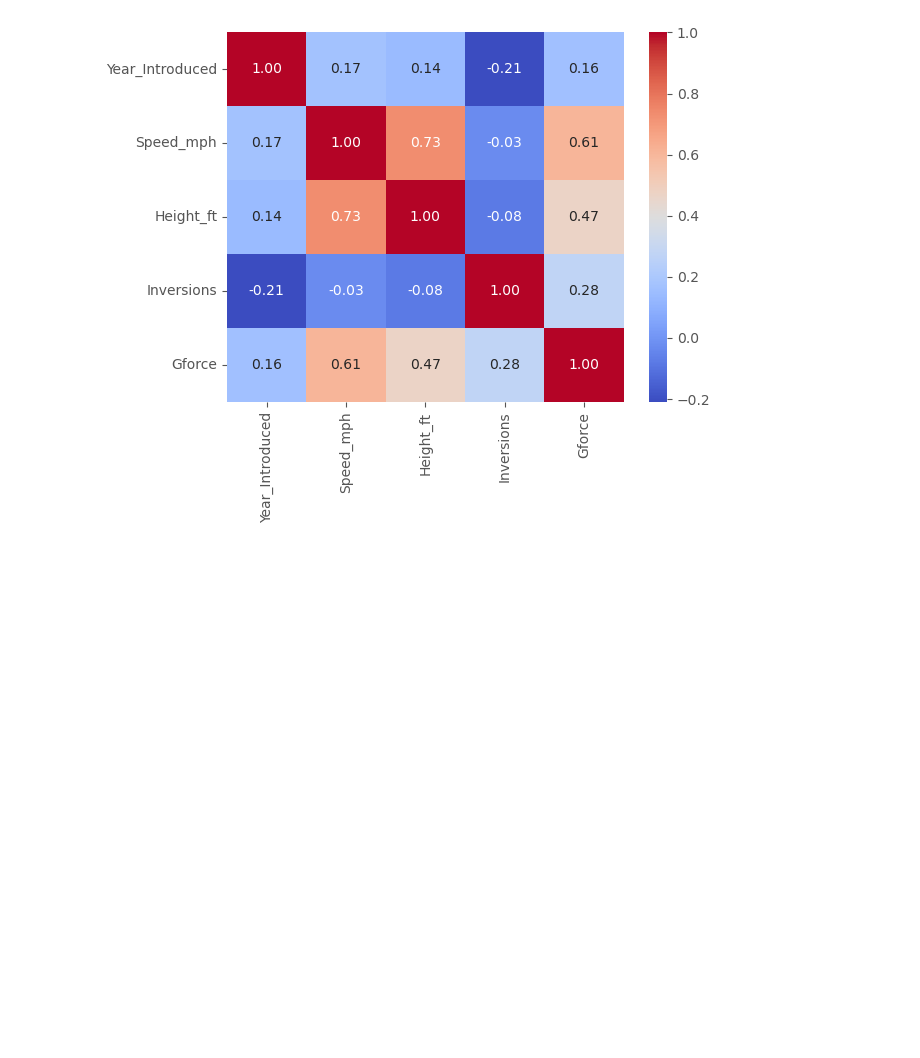
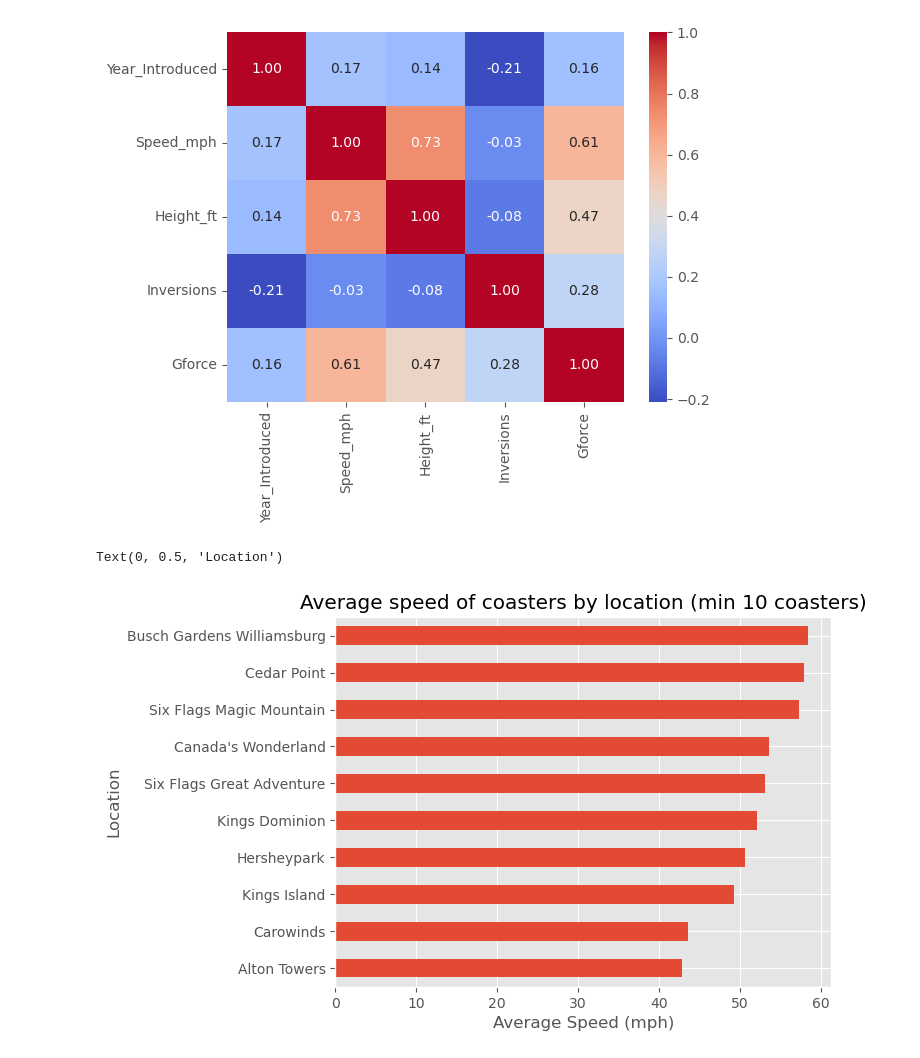
Before and after one commit to Himanshukumar56/Exploratory-Data-Analysis, a Jupyter notebook: main.ipynb, the cells around one changed output. Saved outputs shown, nothing was run; the diff lists cells and outputs as text; code cells hidden in the pictures; blank space fills up the shorter version.

```diff
--- a/main.ipynb
+++ b/main.ipynb
@@ -226,3 +226,18 @@ sns.heatmap(df_corr, annot=True, cmap='coolwarm', fmt='.2f')
 # %% [output]
 <Axes: >
 [figure]
+# %%
+# question : Location with fastest coaster? bearing a minimum of 10 coasters
+
+ax = df.query('Location != "Other"')\
+    .groupby('Location')['Speed_mph']\
+    .agg(['mean','count'])\
+    .query('count >= 10')\
+    .sort_values('mean')['mean']\
+    .plot(kind='barh', title='Average speed of coasters by location (min 10 coasters)',)
+
+ax.set_xlabel('Average Speed (mph)')
+ax.set_ylabel('Location')
+# %% [output]
+Text(0, 0.5, 'Location')
+[figure, added]
```
